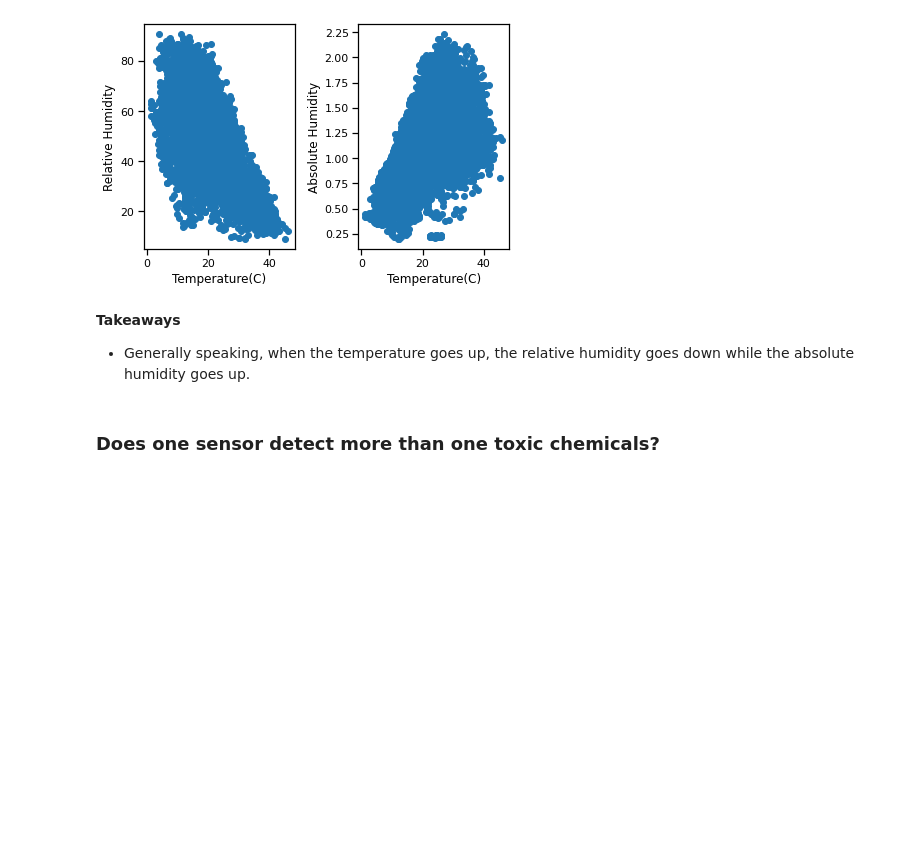
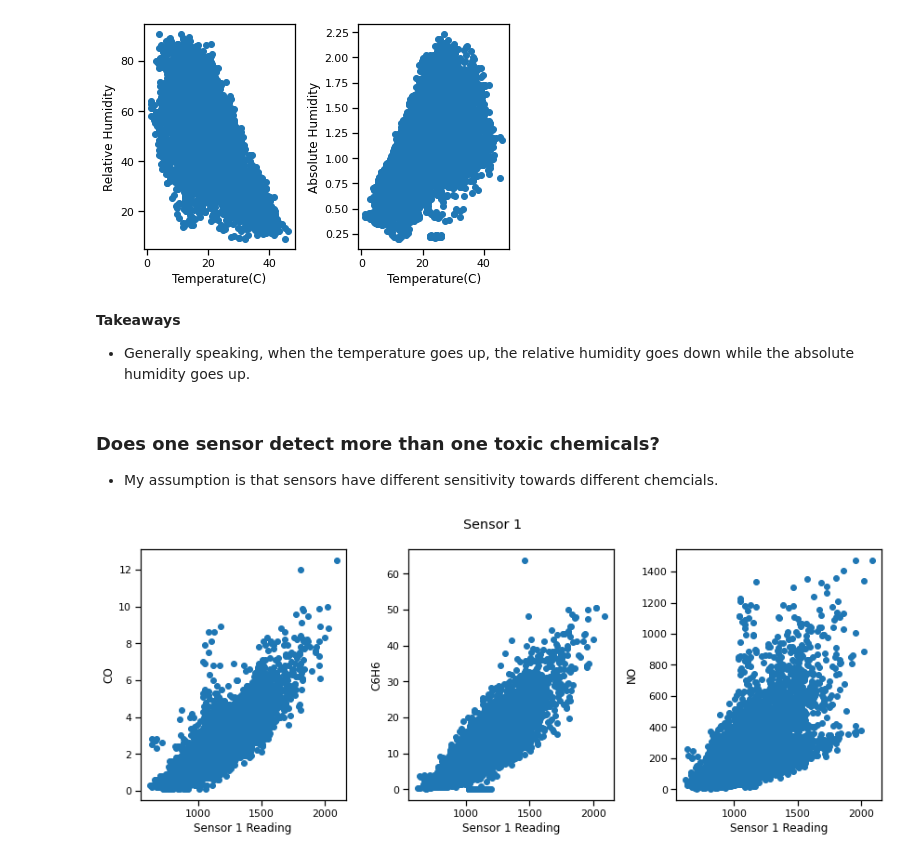
Before and after one commit to Yongliang-Shi/predicting-air-pollution, a Jupyter notebook: MVP.ipynb, the cells around one changed output. Saved outputs shown, nothing was run; the diff lists cells and outputs as text; code cells hidden in the pictures; blank space fills up the shorter version.

Commit message:
Plot the relationship between the readings from the sensors and the concentrations of all three chemicals in the air

```diff
--- a/MVP.ipynb
+++ b/MVP.ipynb
@@ -173,3 +173,27 @@ plt.show()
 - Generally speaking, when the temperature goes up, the relative humidity goes down while the absolute humidity goes up.
 # %% [markdown]
 ### Does one sensor detect more than one toxic chemicals?
+- My assumption is that sensors have different sensitivity towards different chemcials.
+# %%
+plt.figure(figsize=(12,5))
+plt.suptitle('Sensor 1')
+
+plt.subplot(131)
+plt.scatter('sensor_1', 'target_carbon_monoxide', data=df)
+plt.xlabel('Sensor 1 Reading')
+plt.ylabel('CO')
+
+plt.subplot(132)
+plt.scatter('sensor_1', 'target_benzene', data=df)
+plt.xlabel('Sensor 1 Reading')
+plt.ylabel('C6H6')
+
+plt.subplot(133)
+plt.scatter('sensor_1', 'target_nitrogen_oxides', data=df)
+plt.xlabel('Sensor 1 Reading')
+plt.ylabel('NO')
+
+plt.tight_layout()
+plt.show()
+# %% [output]
+[figure, added]
```
Also changed, not shown: parts of 7 cells of this notebook.
